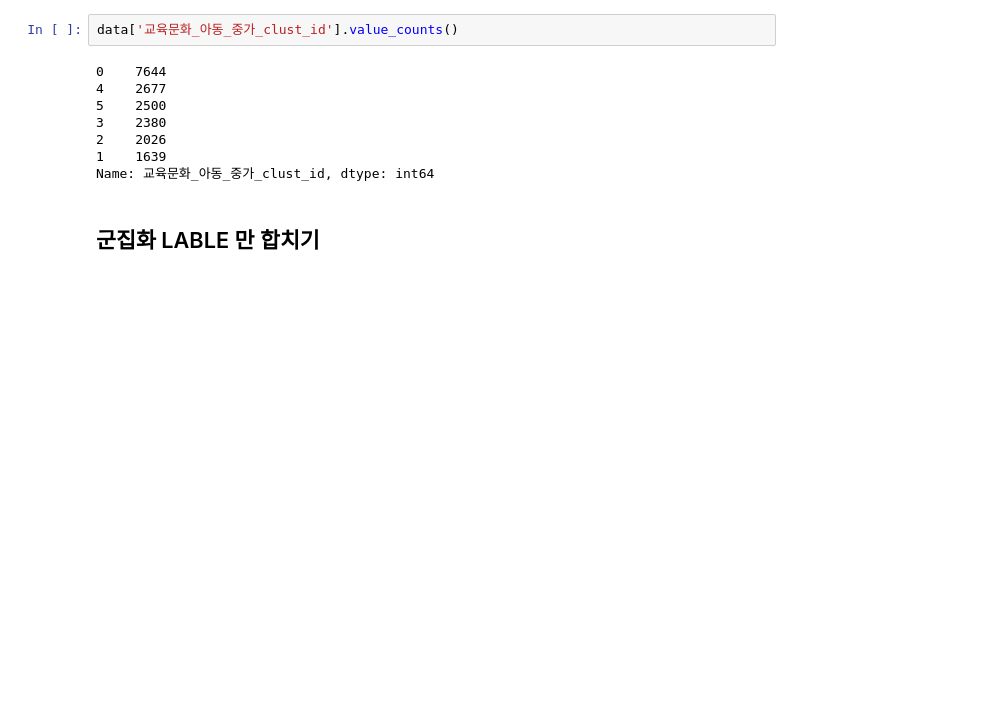
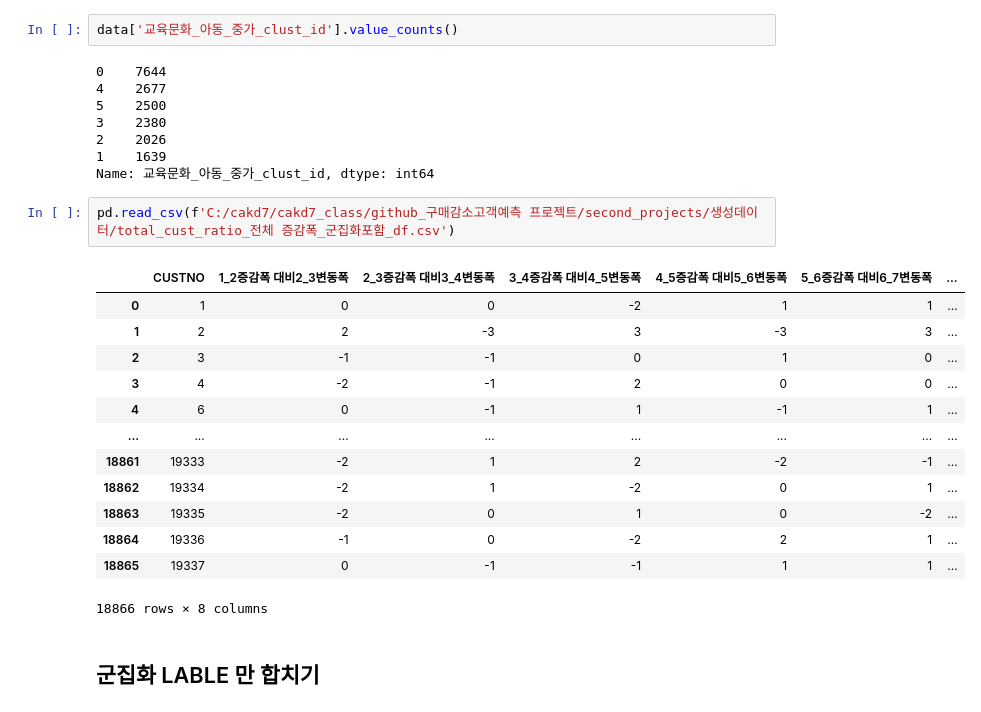
Before and after one commit to leejunghyunA/second_projects, a Jupyter notebook: 구매데이터_군집화.ipynb, the cells around one changed output. Drawn from its saved outputs; the diff is of its cells as text; blank space fills up the shorter version.

```diff
--- a/구매데이터_군집화.ipynb
+++ b/구매데이터_군집화.ipynb
@@ -69,6 +85,22 @@ data['교육문화_아동_중가_clust_id'].value_counts()
 2    2026
 1    1639
 Name: 교육문화_아동_중가_clust_id, dtype: int64
+# %%
+pd.read_csv(f'C:/cakd7/cakd7_class/github_구매감소고객예측 프로젝트/second_projects/생성데이터/total_cust_ratio_전체 증감폭_군집화포함_df.csv')
+# %% [output]
+|  | CUSTNO | 1_2증감폭 대비2_3변동폭 | 2_3증감폭 대비3_4변동폭 | 3_4증감폭 대비4_5변동폭 | 4_5증감폭 대비5_6변동폭 | 5_6증감폭 대비6_7변동폭 | ... |
+| 0 | 1 | 0 | 0 | -2 | 1 | 1 | ... |
+| 1 | 2 | 2 | -3 | 3 | -3 | 3 | ... |
+| 2 | 3 | -1 | -1 | 0 | 1 | 0 | ... |
+| 3 | 4 | -2 | -1 | 2 | 0 | 0 | ... |
+| 4 | 6 | 0 | -1 | 1 | -1 | 1 | ... |
+| ... | ... | ... | ... | ... | ... | ... | ... |
+| 18861 | 19333 | -2 | 1 | 2 | -2 | -1 | ... |
+| 18862 | 19334 | -2 | 1 | -2 | 0 | 1 | ... |
+| 18863 | 19335 | -2 | 0 | 1 | 0 | -2 | ... |
+| 18864 | 19336 | -1 | 0 | -2 | 2 | 1 | ... |
+| 18865 | 19337 | 0 | -1 | -1 | 1 | 1 | ... |
+18866 rows × 8 columns
 # %% [markdown]
 ## 군집화 LABLE 만 합치기
 # %%
```
Also changed, not shown: parts of 4 cells of this notebook, 2 other files.
